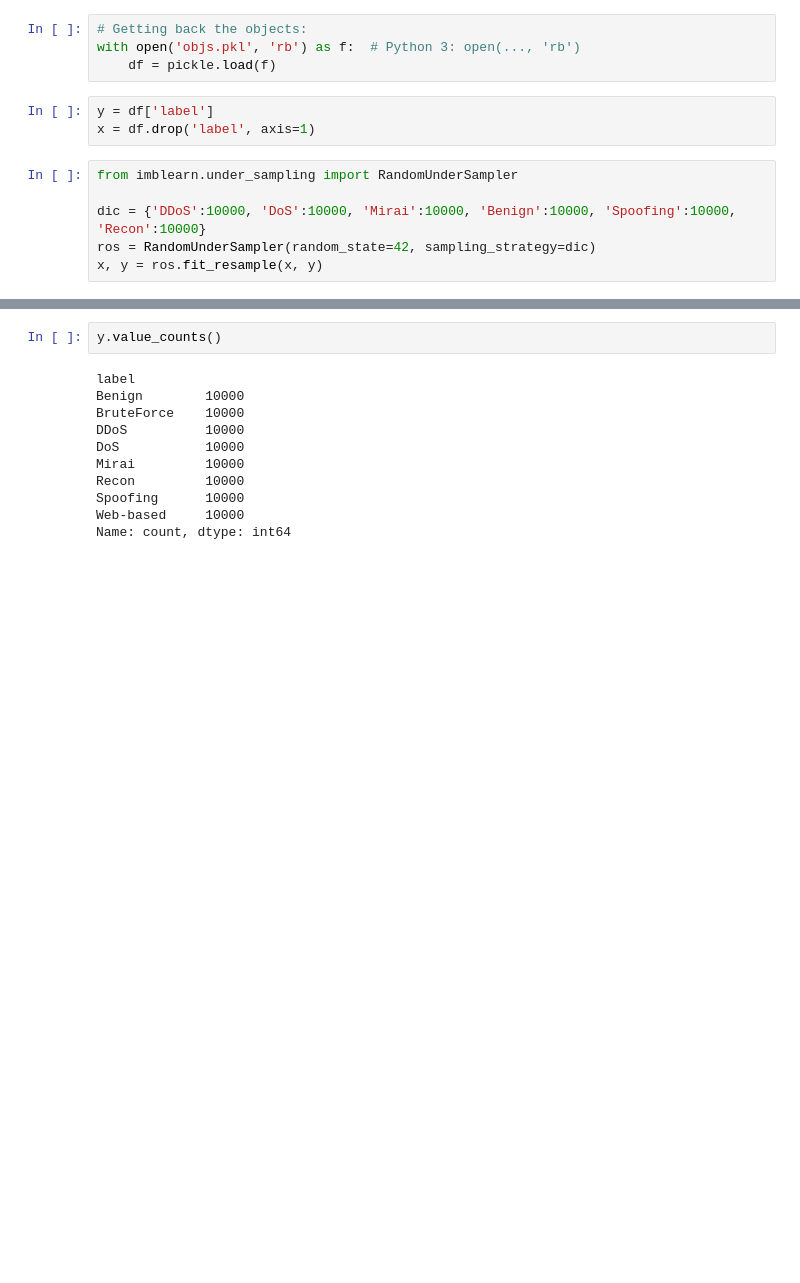
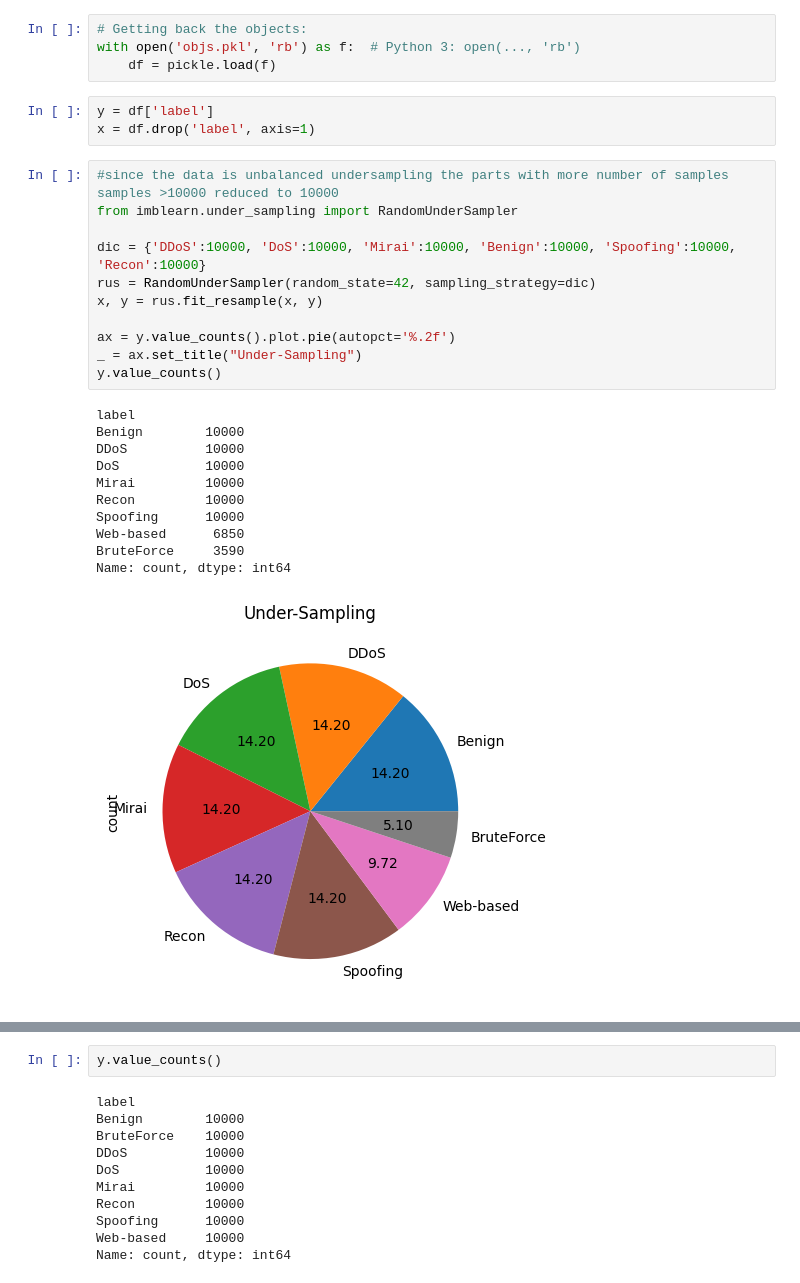
Before and after one commit to Amarendran/ALL-PROJECTS, a Jupyter notebook: master project/NoteBook_MasterProject/kaggle.com_code_nnikitastsinnas_ids-8.ipynb, the cells around one changed output, grey strips where cells are left out. Drawn from its saved outputs; the diff is of its cells as text; blank space fills up the shorter version.

```diff
--- a/master project/NoteBook_MasterProject/kaggle.com_code_nnikitastsinnas_ids-8.ipynb
+++ b/master project/NoteBook_MasterProject/kaggle.com_code_nnikitastsinnas_ids-8.ipynb
@@ -148,9 +182,26 @@ with open('objs.pkl', 'rb') as f:  # Python 3: open(..., 'rb')
 y = df['label']
 x = df.drop('label', axis=1)
 # %%
+#since the data is unbalanced undersampling the parts with more number of samples samples >10000 reduced to 10000
 from imblearn.under_sampling import RandomUnderSampler
 
 dic = {'DDoS':10000, 'DoS':10000, 'Mirai':10000, 'Benign':10000, 'Spoofing':10000, 'Recon':10000}
-ros = RandomUnderSampler(random_state=42, sampling_strategy=dic)
-x, y = ros.fit_resample(x, y)
+rus = RandomUnderSampler(random_state=42, sampling_strategy=dic)
+x, y = rus.fit_resample(x, y)
+
+ax = y.value_counts().plot.pie(autopct='%.2f')
+_ = ax.set_title("Under-Sampling")
+y.value_counts()
+# %% [output]
+label
+Benign        10000
+DDoS          10000
+DoS           10000
+Mirai         10000
+Recon         10000
+Spoofing      10000
+Web-based      6850
+BruteForce     3590
+Name: count, dtype: int64
+[figure, added]
 # %%
```
Also changed, not shown: parts of 13 cells of this notebook, 3 other files.
